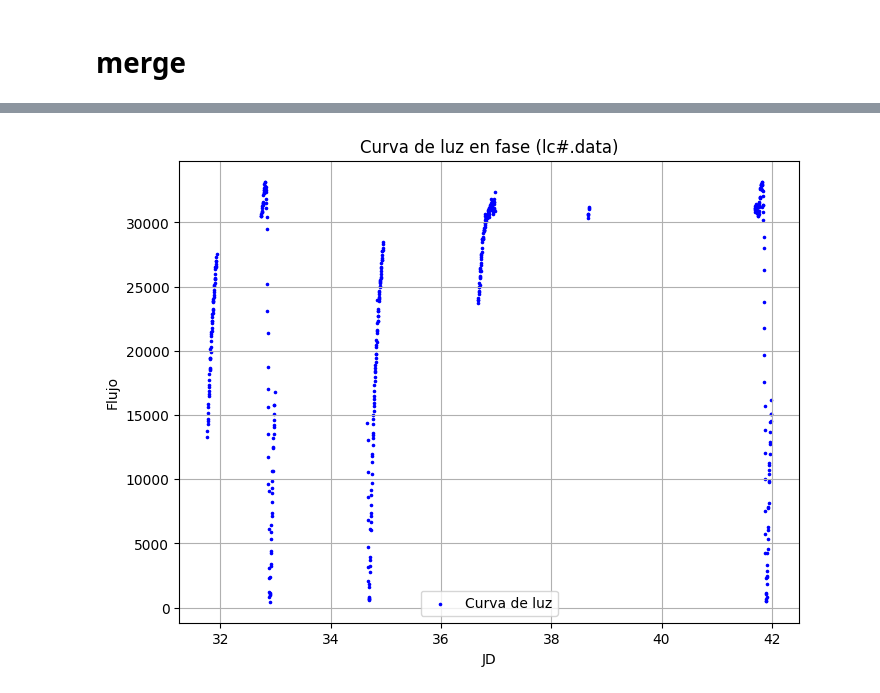
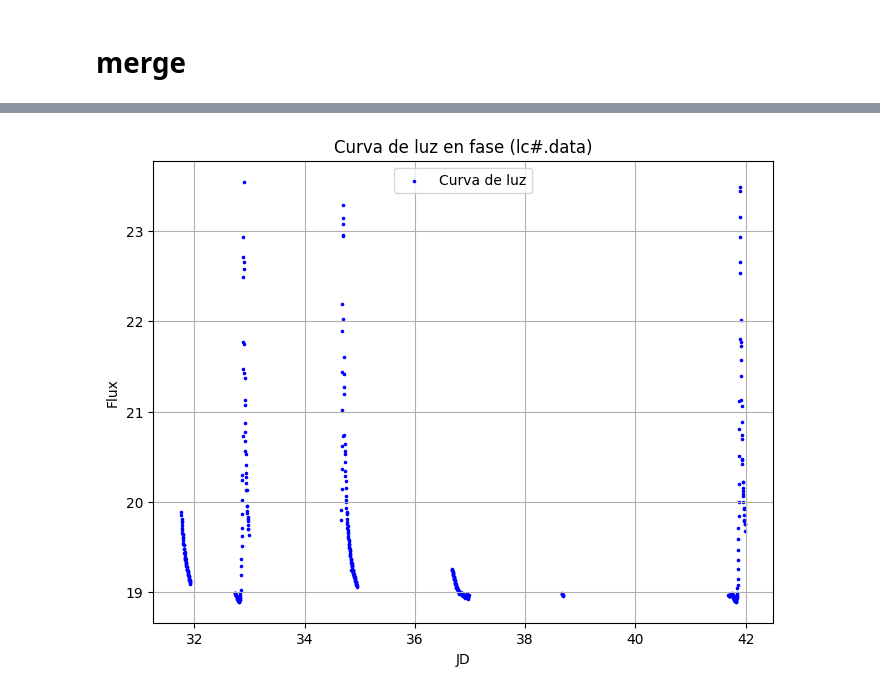
Before and after one commit to MaximilianoVM/isis_tools, a Jupyter notebook: jd_to_hjd.ipynb, the cells around one changed output, grey strips where cells are left out. Cells and saved outputs as stored; diff of their text form; code cells hidden in the pictures.

```diff
--- a/jd_to_hjd.ipynb
+++ b/jd_to_hjd.ipynb
@@ -58,7 +58,7 @@ print(offset)
 23961.5746
 # %%
 # aplicamos el offset
-lc_data['Flujo'] = lc_data['Flujo'] + offset
-lc_data['refFlujo'] = lc_data['refFlujo'] + offset
+lc_data['Flux'] = lc_data['Flux'] + offset
+lc_data['refFlux'] = lc_data['refFlux'] + offset
 # %%
 # comprobamos
@@ -70,10 +70,10 @@ print(lc_data['refFlujo'].min())
 # %% [markdown]
 ### Magnitud
 # %%
-# Flujo a magnitud instrumental
+# Flux a magnitud instrumental
 exptime = 120 # la sacamos del header_info_images4
 
-lc_data['MagInstr'] = 25.0 - 2.5*np.log10(lc_data['Flujo']) + 2.5*np.log10(exptime)
+lc_data['MagInstr'] = 25.0 - 2.5*np.log10(lc_data['Flux']) + 2.5*np.log10(exptime)
 # %%
 header_info.head()
 # %% [output]
@@ -137,7 +137,7 @@ merged_df = pd.merge_asof(
     tolerance=0.0005       # tolerancia opcional para evitar errores si hay diferencias grandes
 )
 
-merged_df = merged_df.drop(['refFlujo', 'errFlujo', 'errRefF'], axis=1)
+merged_df = merged_df.drop(['refFlux', 'errFlux', 'errRefF'], axis=1)
 # %%
 merged_df
 # %% [output]
@@ -156,0 +159,7 @@ merged_df
+# %%
+if "MagInstr" in merged_df.columns and "Flux" in merged_df.columns:
+    cols = list(merged_df.columns)
+    cols.remove("MagInstr")
+    flujo_index = cols.index("Flux")
+    cols.insert(flujo_index + 1, "MagInstr")
+    merged_df = merged_df[cols]
@@ -157,14 +182,14 @@ merged_df
 # %%
 import matplotlib.pyplot as plt
 
 # Generar la grafica
 plt.figure(figsize=(8, 6))
-plt.scatter(merged_df['JD'], merged_df['Flujo'], s=2.5, color='blue', label='Curva de luz')
+plt.scatter(merged_df['JD'], merged_df['MagInstr'], s=2.5, color='blue', label='Curva de luz')
 plt.xlabel('JD')
-plt.ylabel('Flujo')
+plt.ylabel('Flux')
 plt.title('Curva de luz en fase (lc#.data)')
 plt.legend()
 plt.grid()
 plt.show()
 # %% [output]
-[figure, old version]
+[figure, new version]
```
Also changed, not shown: parts of 9 cells of this notebook.
